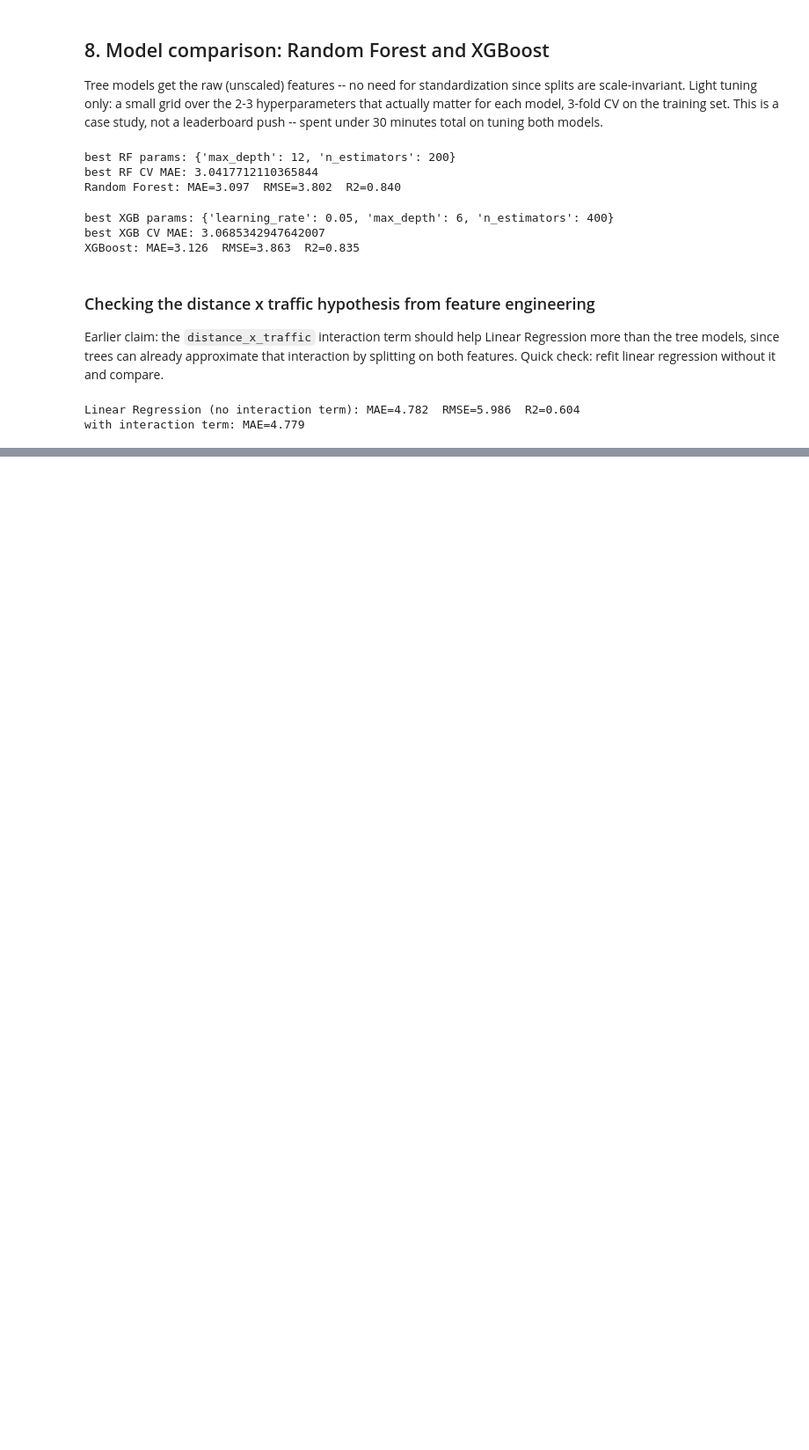
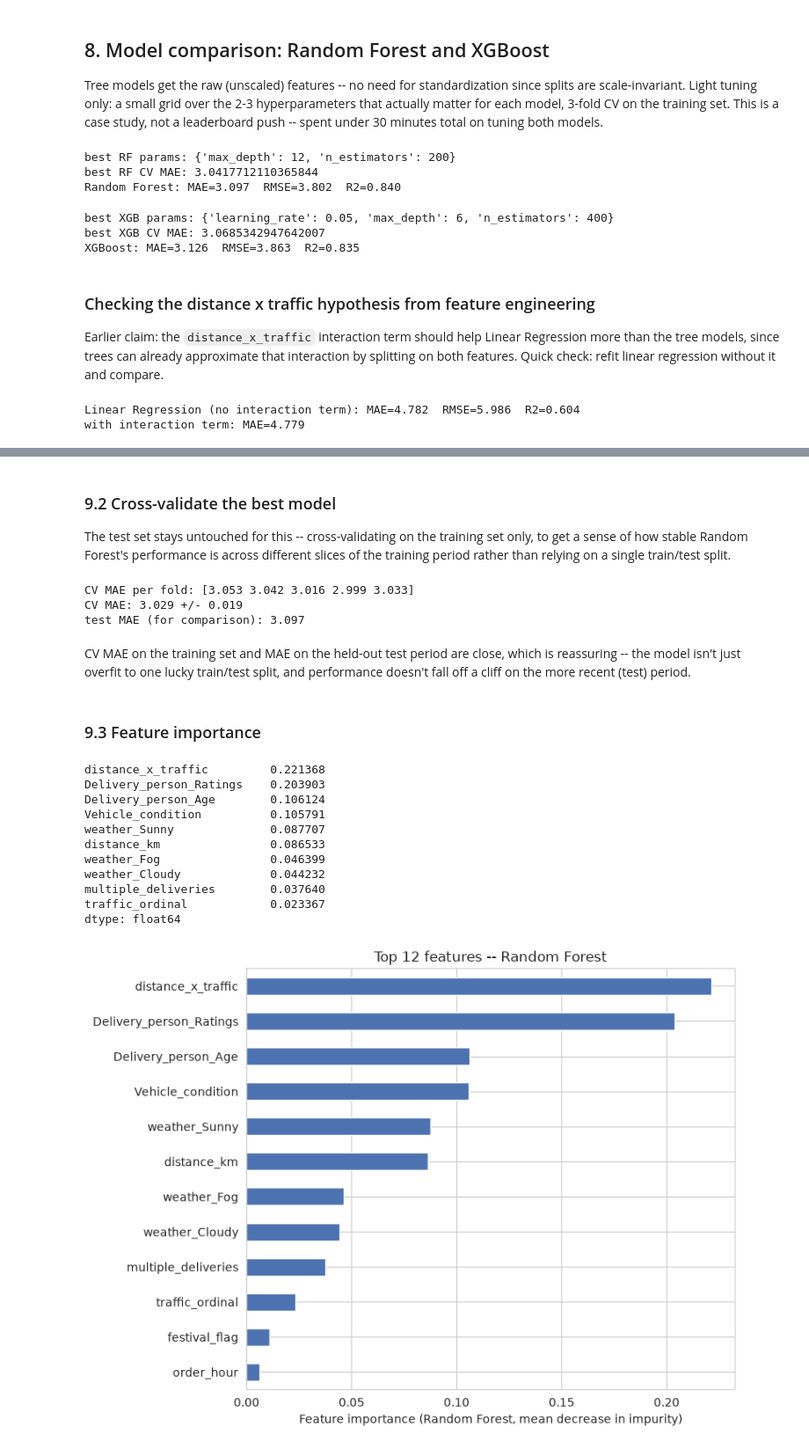
Before and after one commit to Pragyansh612/Food-Delivery-ETA-Prediction, a Jupyter notebook: notebooks/01_eda_and_modeling.ipynb, the cells around one changed output, grey strips where cells are left out. Shown at 88% size. Drawn from its saved outputs; the diff is of its cells as text; code cells hidden in the pictures; blank space fills up the shorter version.

```diff
--- a/notebooks/01_eda_and_modeling.ipynb
+++ b/notebooks/01_eda_and_modeling.ipynb
@@ -844,0 +869,51 @@ with interaction term: MAE=4.779
+# %% [markdown]
+### 9.2 Cross-validate the best model
+
+The test set stays untouched for this -- cross-validating on the training
+set only, to get a sense of how stable Random Forest's performance is
+across different slices of the training period rather than relying on a
+single train/test split.
+# %%
+from sklearn.model_selection import cross_val_score, KFold
+
+cv = KFold(n_splits=5, shuffle=True, random_state=RANDOM_STATE)
+cv_mae_scores = -cross_val_score(rf_model, X_train, y_train, cv=cv, scoring='neg_mean_absolute_error', n_jobs=-1)
+
+print('CV MAE per fold:', np.round(cv_mae_scores, 3))
+print(f'CV MAE: {cv_mae_scores.mean():.3f} +/- {cv_mae_scores.std():.3f}')
+print(f'test MAE (for comparison): {results_df.loc["Random Forest", "MAE"]:.3f}')
+# %% [output]
+CV MAE per fold: [3.053 3.042 3.016 2.999 3.033]
+CV MAE: 3.029 +/- 0.019
+test MAE (for comparison): 3.097
+# %% [markdown]
+CV MAE on the training set and MAE on the held-out test period are
+close, which is reassuring -- the model isn't just overfit to one lucky
+train/test split, and performance doesn't fall off a cliff on the more
+recent (test) period.
+# %% [markdown]
+### 9.3 Feature importance
+# %%
+importances = pd.Series(rf_model.feature_importances_, index=feature_cols).sort_values(ascending=False)
+print(importances.head(10))
+
+fig, ax = plt.subplots(figsize=(8, 6))
+importances.head(12).sort_values().plot(kind='barh', ax=ax, color='#4C72B0')
+ax.set_xlabel('Feature importance (Random Forest, mean decrease in impurity)')
+ax.set_title('Top 12 features -- Random Forest')
+fig.tight_layout()
+fig.savefig(FIG_DIR / '05_feature_importance.png', dpi=120)
+plt.show()
+# %% [output]
+distance_x_traffic         0.221368
+Delivery_person_Ratings    0.203903
+Delivery_person_Age        0.106124
+Vehicle_condition          0.105791
+weather_Sunny              0.087707
+distance_km                0.086533
+weather_Fog                0.046399
+weather_Cloudy             0.044232
+multiple_deliveries        0.037640
+traffic_ordinal            0.023367
+dtype: float64
+[figure, added]
```
Also changed, not shown: parts of 7 cells of this notebook, 3 other files.
